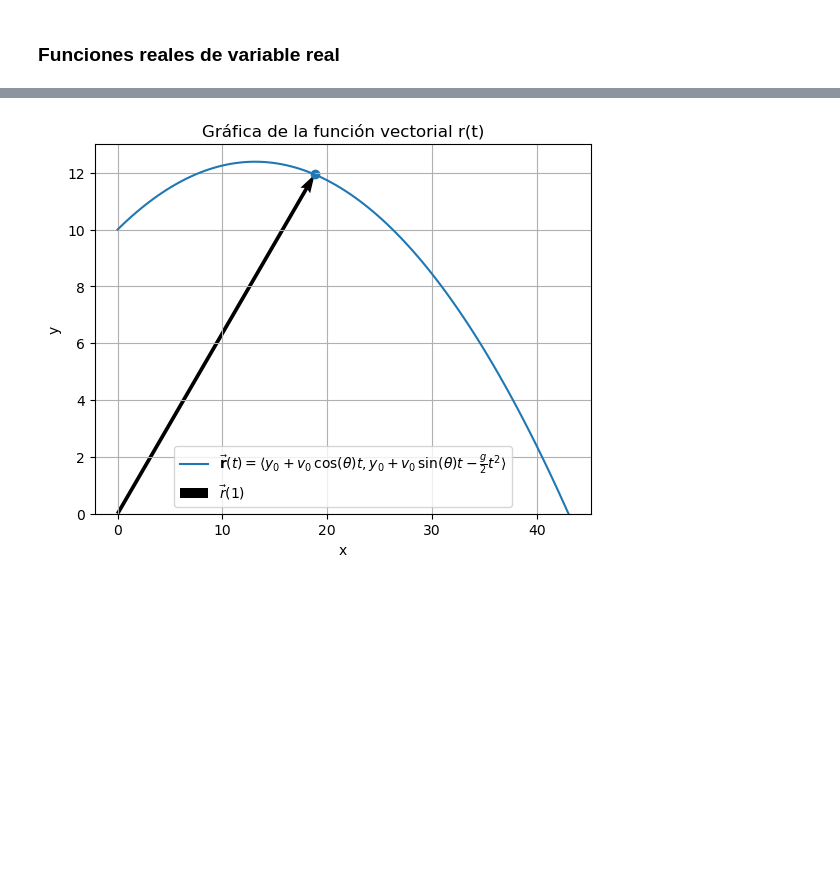
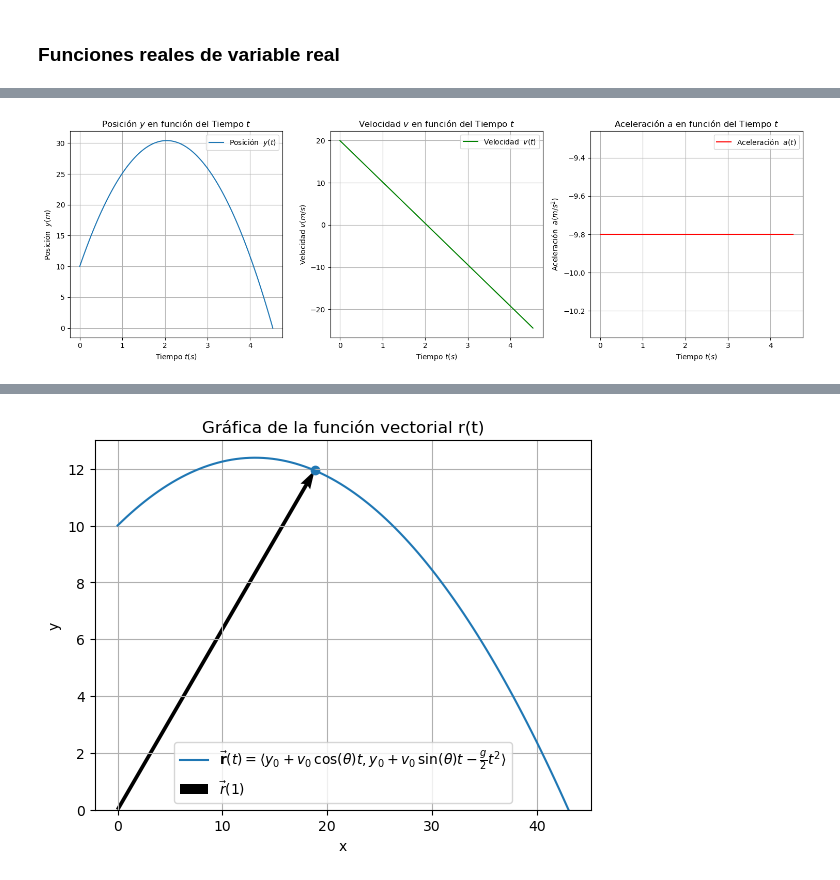
Before and after one commit to edwinloaiza/Fisica-II-Laboratorio, a Jupyter notebook: C02 Funciones.ipynb, the cells around one changed output, grey strips where cells are left out. Cells and saved outputs as stored; diff of their text form; code cells hidden in the pictures; blank space fills up the shorter version.

```diff
--- a/C02 Funciones.ipynb
+++ b/C02 Funciones.ipynb
@@ -60,17 +67,61 @@ a(t)&=-g\\
 # %%
-#Trazar las graficas de y(t), v_y(t) y a_y
+#@ Gráficas de posición, velociad y aceleración de un cuerpo que semueve verticalmente sobre la superficie de la Tierra.
+# Importar librerías
 import sympy as sp
 import numpy as np
 import matplotlib.pyplot as plt
 
 # Parámetros
-xi = sp.Symbol('xi')  # Se define la variable simbólica xi como la posición en x
-g = 9.8  # Aceleración debida a la gravedad (m/s^2)
-v0 = 20  # Rapidez inicial (m/s)
+t = sp.Symbol('t')  # Se define la variable simbólica t como el tiempo
+g = 9.8   # Aceleración debida a la gravedad (m/s^2)
+v0 = 20   # Rapidez inicial (m/s)
 y0 =  10  # Posición inicial en y
 
-theta = v0 * np.pi / 180  # Ángulo inicial (radianes)
+# Definir las funciones simbólicas para y(t), v(t) y a(t)
+yt = y0 + v0 * t - 0.5 * g * t**2
+vt = yt.diff(t)
+at = vt.diff(t)
 
-# Definir la función cartesiana y(x) = y0+tan(theta)x-g/(2*v0^2*cos^(theta)*x^2)
-def y(x):
-    return y0 + np.sin(theta) * x - g/(2*v0**2*np.cos(theta)**2) * x**2
+# Ecuación de tiempo de vuelo (componente y igualada a cero)
+tv = sp.solve(yt, t)
+
+# Crear un rango de 100 valores de t para la representación gráfica
+t_val = np.linspace(0, float(tv[1]), 100)
+
+# Evaluar las funciones en el rango de tiempo
+yt_val = np.array([yt.subs(t, val) for val in t_val])
+vt_val = np.array([vt.subs(t, val) for val in t_val])
+at_val = np.array([at.subs(t, val) for val in t_val])
+
+# Crear subgráficos
+fig, axs = plt.subplots(1, 3, figsize=(15, 5))
+
+# Graficar posición vs tiempo
+axs[0].plot(t_val, yt_val, label='Posición  $y(t)$')
+axs[0].set_xlabel('Tiempo $t(s)$')
+axs[0].set_ylabel('Posición  $y(m)$')
+axs[0].set_title('Posición $y$ en función del Tiempo $t$')
+axs[0].legend()
+axs[0].grid(True)
+
+# Graficar velocidad vs tiempo
+axs[1].plot(t_val, vt_val, label='Velocidad  $v(t)$',color='green')
+axs[1].set_xlabel('Tiempo $t(s)$')
+axs[1].set_ylabel('Velocidad $v(m/s)$')
+axs[1].set_title('Velocidad $v$ en función del Tiempo $t$')
+axs[1].legend()
+axs[1].grid(True)
+
+# Graficar aceleración vs tiempo
+axs[2].plot(t_val, at_val, label='Aceleración  $a(t)$',color='red')
+axs[2].set_xlabel('Tiempo $t(s)$')
+axs[2].set_ylabel('Aceleración  $a(m/s^2)$')
+axs[2].set_title('Aceleración $a$ en función del Tiempo $t$')
+axs[2].legend()
+axs[2].grid(True)
+
+# Ajustar el diseño
+plt.tight_layout()
+plt.show()
+# %% [output]
+[figure, added]
```
Also changed, not shown: parts of 78 cells of this notebook, 14 other files.
